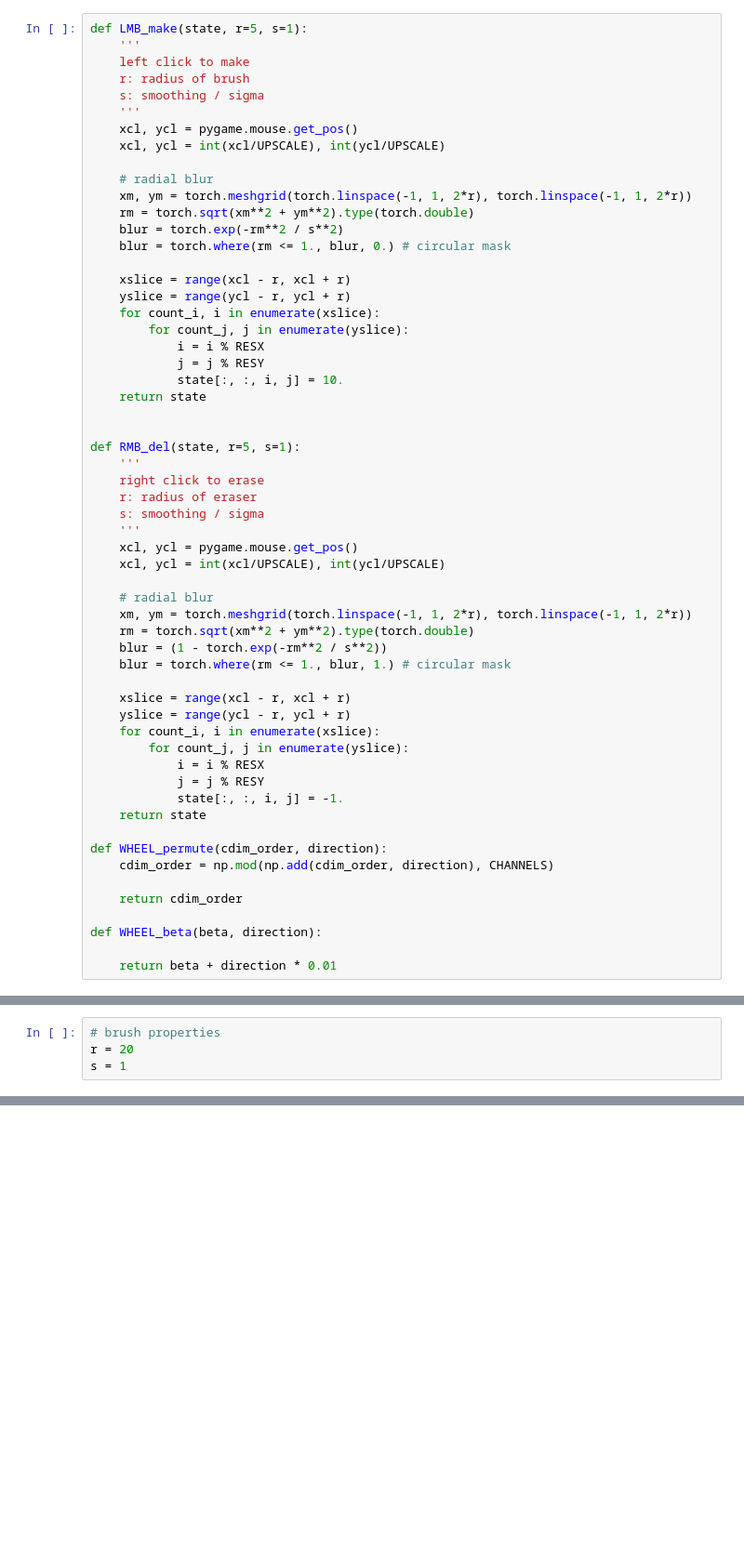
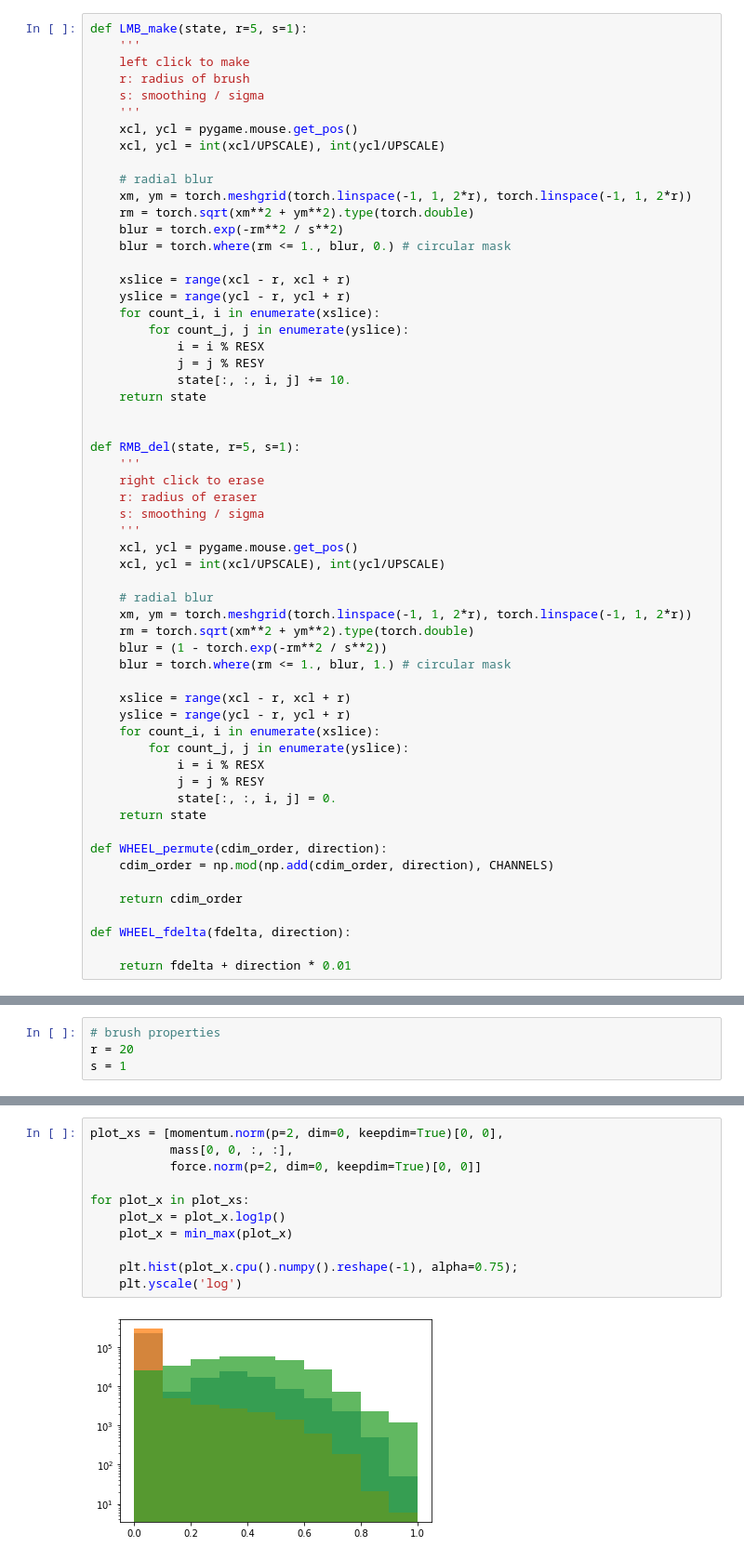
Before and after one commit to heysoos/neuralart, a Jupyter notebook: notebooks/physicsCA_pygame.ipynb, the cells around one changed output, grey strips where cells are left out. Shown: that part at 93% size. Drawn from its saved outputs; the diff is of its cells as text; blank space fills up the shorter version.

```diff
--- a/notebooks/physicsCA_pygame.ipynb
+++ b/notebooks/physicsCA_pygame.ipynb
@@ -52,7 +53,7 @@ def LMB_make(state, r=5, s=1):
         for count_j, j in enumerate(yslice):
             i = i % RESX
             j = j % RESY
-            state[:, :, i, j] = 10.
+            state[:, :, i, j] += 10.
     return state
 
 
@@ -77,7 +78,7 @@ def RMB_del(state, r=5, s=1):
         for count_j, j in enumerate(yslice):
             i = i % RESX
             j = j % RESY
-            state[:, :, i, j] = -1.
+            state[:, :, i, j] = 0.
     return state
 
 def WHEEL_permute(cdim_order, direction):
@@ -85,9 +86,9 @@ def WHEEL_permute(cdim_order, direction):
 
     return cdim_order
 
-def WHEEL_beta(beta, direction):
+def WHEEL_fdelta(fdelta, direction):
 
-    return beta + direction * 0.01
+    return fdelta + direction * 0.01
 # %% [markdown]
 # Test
 # %%
@@ -256,0 +290,13 @@ pygame.quit()
+# %%
+plot_xs = [momentum.norm(p=2, dim=0, keepdim=True)[0, 0],
+           mass[0, 0, :, :],
+           force.norm(p=2, dim=0, keepdim=True)[0, 0]]
+
+for plot_x in plot_xs:
+    plot_x = plot_x.log1p()
+    plot_x = min_max(plot_x)
+
+    plt.hist(plot_x.cpu().numpy().reshape(-1), alpha=0.75);
+    plt.yscale('log')
+# %% [output]
+[figure, added]
```
Also changed, not shown: parts of 9 cells of this notebook, 1 other file.
